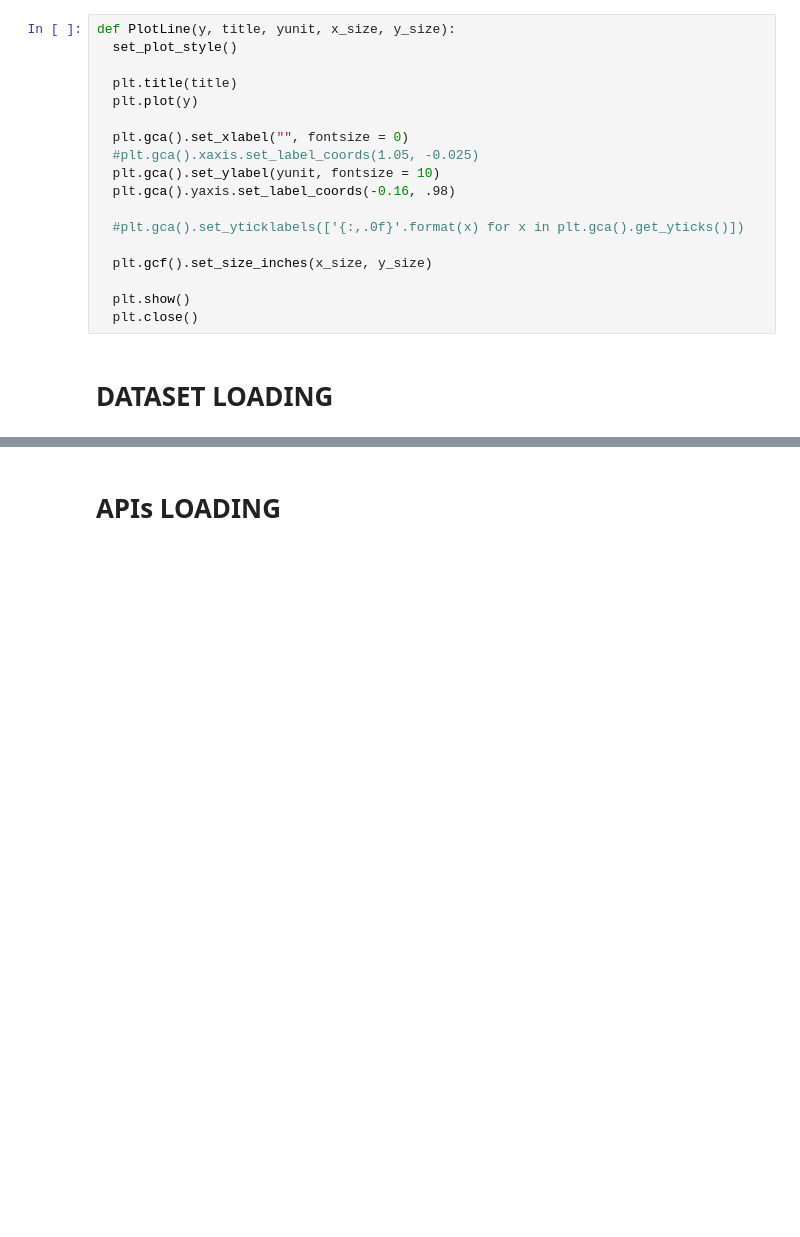
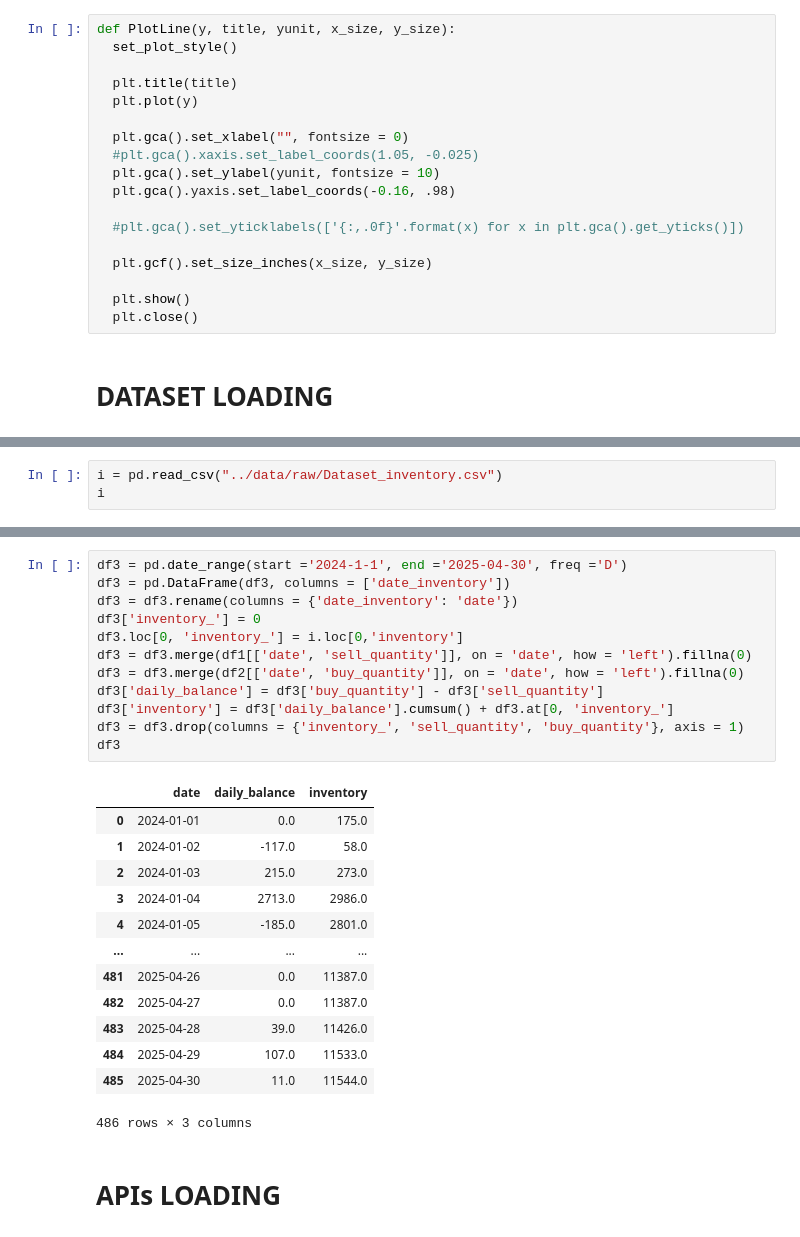
Before and after one commit to fabiogaldinho/Dynamic-Pricing, a Jupyter notebook: notebooks/01_Data_Cleaning.ipynb, the cells around one changed output, grey strips where cells are left out. Cells and saved outputs as stored; diff of their text form; blank space fills up the shorter version.

```diff
--- a/notebooks/01_Data_Cleaning.ipynb
+++ b/notebooks/01_Data_Cleaning.ipynb
@@ -157,0 +165,3 @@ df2
+# %%
+i = pd.read_csv("../data/raw/Dataset_inventory.csv")
+i
@@ -158,3 +179,29 @@ df2
+# %%
+df3 = pd.date_range(start ='2024-1-1', end ='2025-04-30', freq ='D')
+df3 = pd.DataFrame(df3, columns = ['date_inventory'])
+df3 = df3.rename(columns = {'date_inventory': 'date'})
+df3['inventory_'] = 0
+df3.loc[0, 'inventory_'] = i.loc[0,'inventory']
+df3 = df3.merge(df1[['date', 'sell_quantity']], on = 'date', how = 'left').fillna(0)
+df3 = df3.merge(df2[['date', 'buy_quantity']], on = 'date', how = 'left').fillna(0)
+df3['daily_balance'] = df3['buy_quantity'] - df3['sell_quantity']
+df3['inventory'] = df3['daily_balance'].cumsum() + df3.at[0, 'inventory_']
+df3 = df3.drop(columns = {'inventory_', 'sell_quantity', 'buy_quantity'}, axis = 1)
+df3
+# %% [output]
+|  | date | daily_balance | inventory |
+| 0 | 2024-01-01 | 0.0 | 175.0 |
+| 1 | 2024-01-02 | -117.0 | 58.0 |
+| 2 | 2024-01-03 | 215.0 | 273.0 |
+| 3 | 2024-01-04 | 2713.0 | 2986.0 |
+| 4 | 2024-01-05 | -185.0 | 2801.0 |
+| ... | ... | ... | ... |
+| 481 | 2025-04-26 | 0.0 | 11387.0 |
+| 482 | 2025-04-27 | 0.0 | 11387.0 |
+| 483 | 2025-04-28 | 39.0 | 11426.0 |
+| 484 | 2025-04-29 | 107.0 | 11533.0 |
+| 485 | 2025-04-30 | 11.0 | 11544.0 |
+486 rows × 3 columns
 # %% [markdown]
 # **APIs LOADING**
 # %% [markdown]
```
Also changed, not shown: parts of 6 cells of this notebook, 3 other files.
